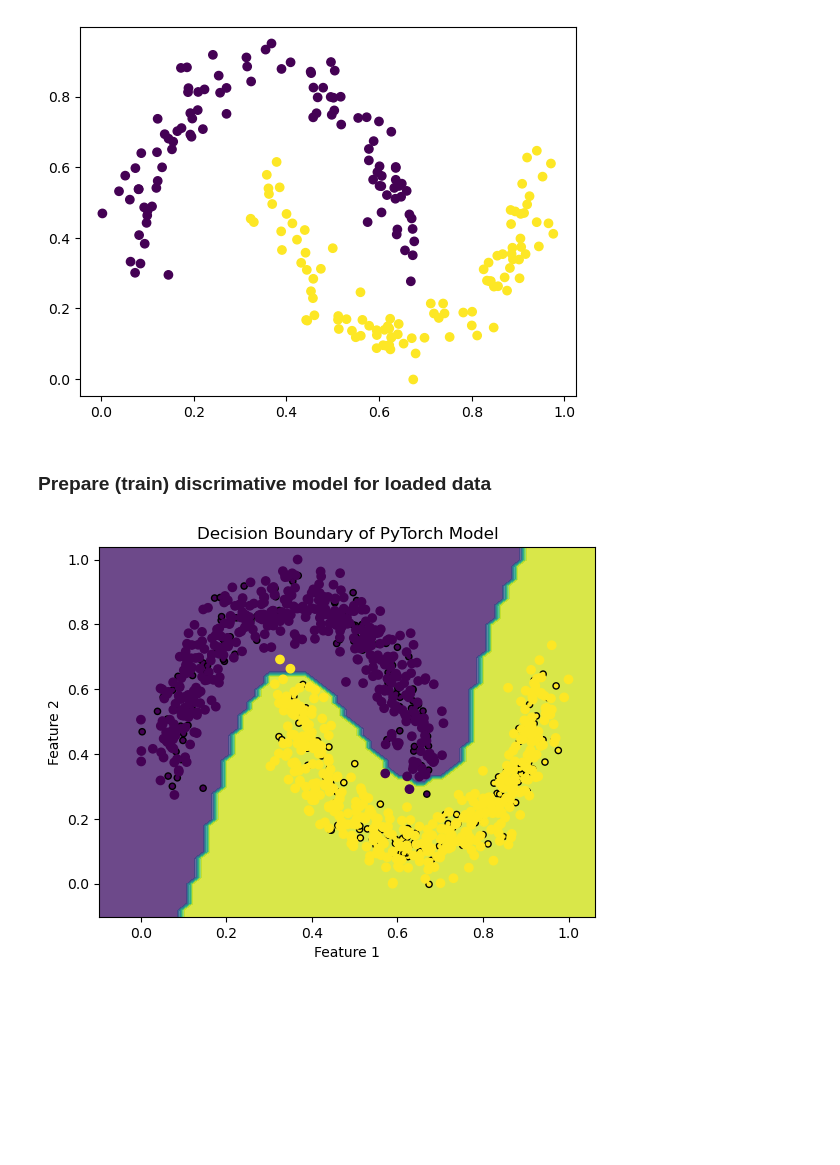
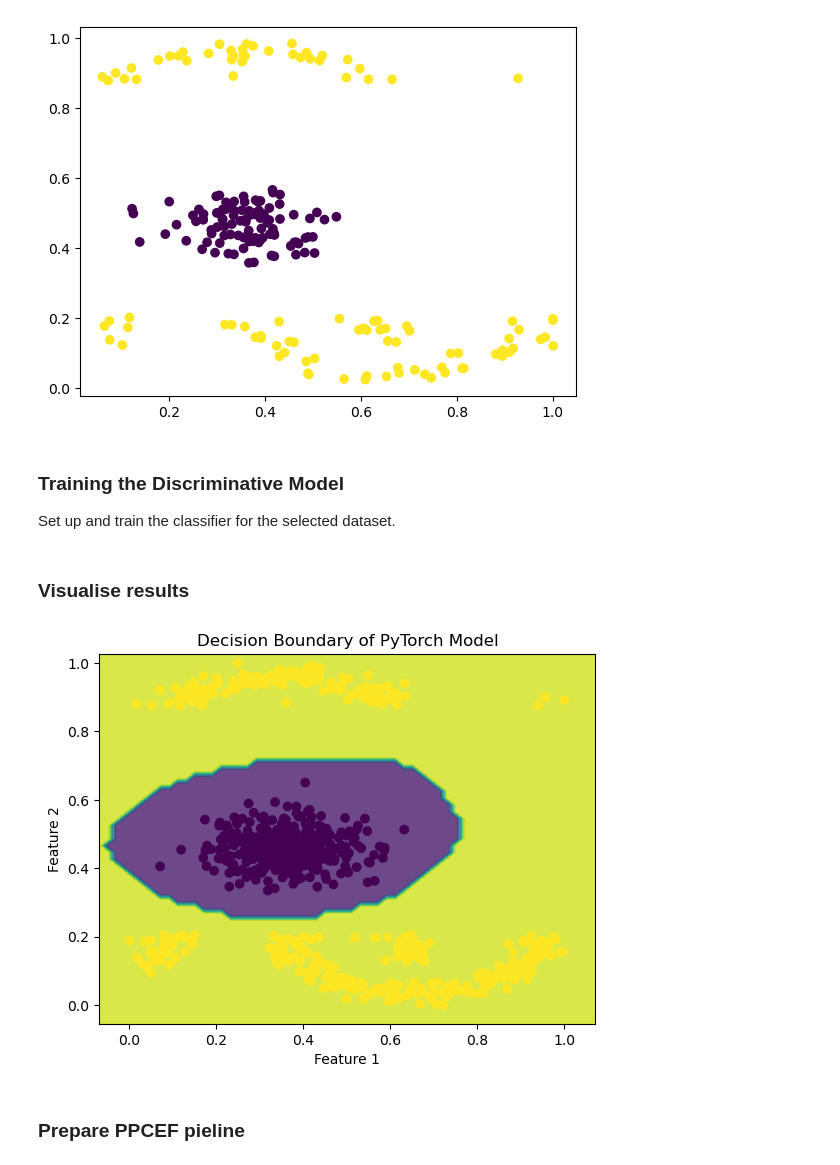
Before and after one commit to ofurman/counterfactuals, a Jupyter notebook: notebooks/ppcef.ipynb, the cells around one changed output. Drawn from its saved outputs; the diff is of its cells as text; code cells hidden in the pictures; blank space fills up the shorter version.

```diff
--- a/notebooks/ppcef.ipynb
+++ b/notebooks/ppcef.ipynb
@@ -16,4 +41,4 @@ from counterfactuals.metrics import evaluate_cf
 # %%
-dataset = MoonsDataset("../data/moons.csv")
+dataset = MoonsWithBlobDataset("../data/moons_with_blob.csv") # /blobs.csv, /moons.csv, moons_with_blob.csv
 train_dataloader = dataset.train_dataloader(batch_size=1024, shuffle=True)
 test_dataloader = dataset.test_dataloader(batch_size=1024, shuffle=False)
@@ -30,9 +59,11 @@ y shape: torch.Size([819])
 for X, y in test_dataloader:
     plt.scatter(X[:, 0], X[:, 1], c=y)
 # %% [output]
-[figure, old version]
+[figure, new version]
-# %% [markdown]
-### Prepare (train) discrimative model for loaded data
+# %% [markdown]
+### Training the Discriminative Model
+
+Set up and train the classifier for the selected dataset.
 # %%
 train_dataloader = dataset.train_dataloader(batch_size=128, shuffle=True)
 test_dataloader = dataset.test_dataloader(batch_size=128, shuffle=False)
@@ -46,35 +77,41 @@ disc_model.fit(
     patience=300,
     lr=1e-3,
 )
-disc_model.load("../models/MoonsDataset/disc_model_MultilayerPerceptron.pt")
+# disc_model.load("../models/BlobsDataset/disc_model_MultilayerPerceptron.pt")
+# %% [markdown]
+### Visualise results
 # %%
-import numpy as np
+### Visualizing Model Results
 
+
+Display the decision boundary and data points to assess model performance.
 # Create a mesh grid for plotting decision boundaries
 h = 0.02
 x_min, x_max = X[:, 0].min() - 0.1, X[:, 0].max() + 0.1
 y_min, y_max = X[:, 1].min() - 0.1, X[:, 1].max() + 0.1
 xx, yy = np.meshgrid(np.arange(x_min, x_max, h), np.arange(y_min, y_max, h))
 
 # Make predictions on the grid points
 disc_model.eval()
 with torch.no_grad():
     grid_points = torch.tensor(np.c_[xx.ravel(), yy.ravel()], dtype=torch.float32)
     Z = disc_model.predict(grid_points)
     Z = Z.reshape(xx.shape)
 
 # Plot the decision boundary
 plt.contourf(xx, yy, Z, alpha=0.8)
 plt.scatter(X[:, 0], X[:, 1], c=y, edgecolor="k", s=20)
 plt.xlabel("Feature 1")
 plt.ylabel("Feature 2")
 plt.title("Decision Boundary of PyTorch Model")
 
 for X, y in train_dataloader:
     plt.scatter(X[:, 0], X[:, 1], c=y)
 plt.show()
 # %% [output]
-[figure, old version]
+[figure, new version]
+# %% [markdown]
+### Prepare PPCEF pieline
 # %%
 # Train the Masked Autoregressive Flow model
 gen_model = MaskedAutoregressiveFlow(
```
Also changed, not shown: parts of 12 cells of this notebook, 1 other file.
